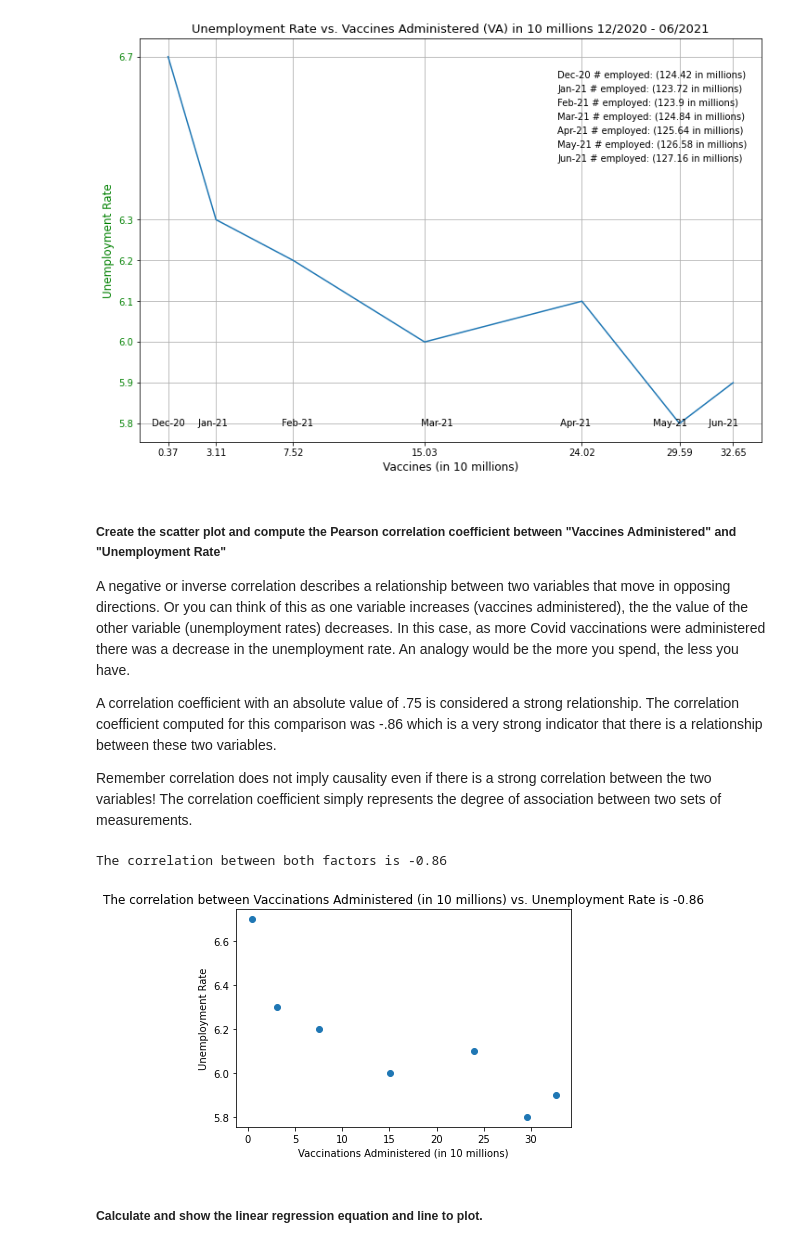
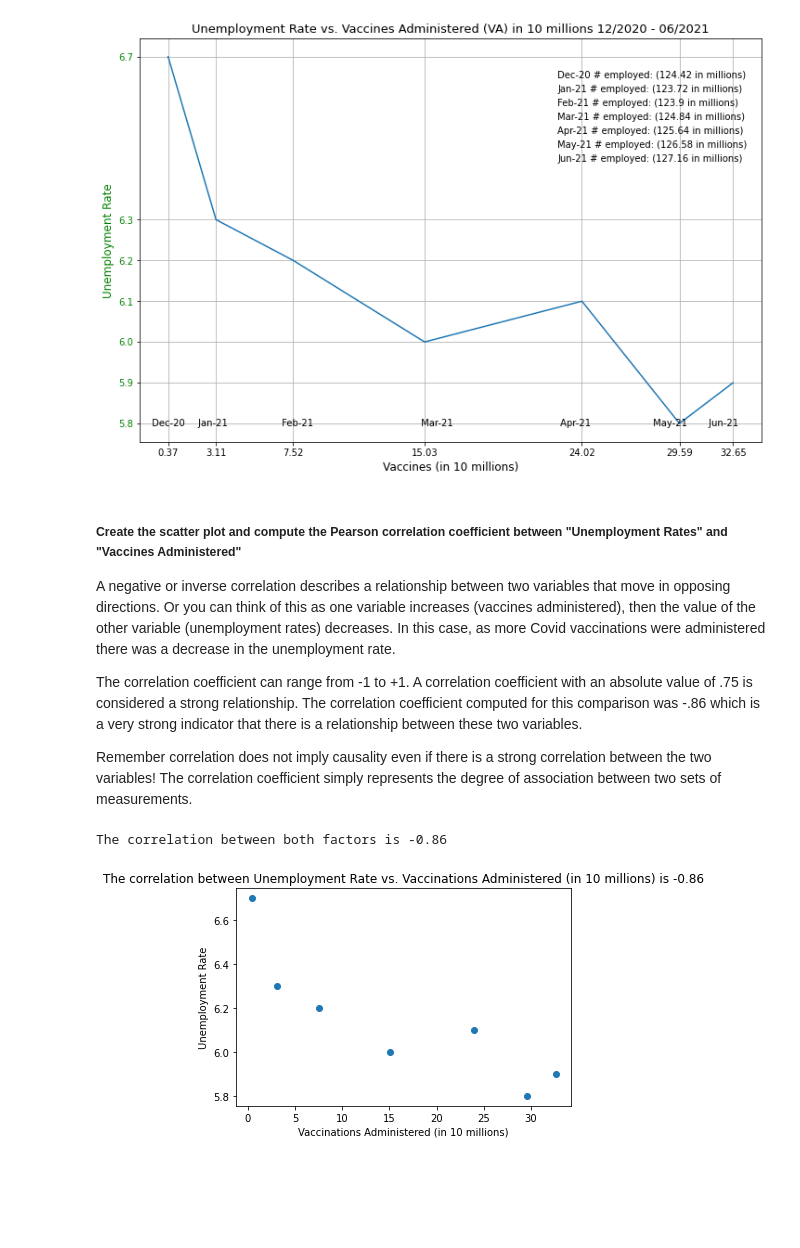
Before and after one commit to meetk5/Team-Project1, a Jupyter notebook: Covid-19 Vaccination administrated and its impact on US Unemployment-checkpoint.ipynb, the cells around one changed output. Drawn from its saved outputs; the diff is of its cells as text; code cells hidden in the pictures; blank space fills up the shorter version.

Commit message:
Added in additional text and other items.

```diff
--- a/Covid-19 Vaccination administrated and its impact on US Unemployment-checkpoint.ipynb
+++ b/Covid-19 Vaccination administrated and its impact on US Unemployment-checkpoint.ipynb
@@ -242,29 +262,26 @@ plt.show()
 # %% [output]
 [figure]
 # %% [markdown]
-##### Create the scatter plot and compute the Pearson correlation coefficient between "Vaccines Administered"  and "Unemployment Rate"
-A negative or inverse correlation describes a relationship between two variables that move in opposing directions. Or you can think of this as one variable increases (vaccines administered), the the value of the other variable (unemployment rates) decreases. In this case, as more Covid vaccinations were administered there was a decrease in the unemployment rate. An analogy would be the more you spend, the less you have.
+##### Create the scatter plot and compute the Pearson correlation coefficient between "Unemployment Rates" and "Vaccines Administered"
+A negative or inverse correlation describes a relationship between two variables that move in opposing directions. Or you can think of this as one variable increases (vaccines administered), then the value of the other variable (unemployment rates) decreases. In this case, as more Covid vaccinations were administered there was a decrease in the unemployment rate.
 
-A correlation coefficient with an absolute value of .75 is considered a strong relationship. The correlation coefficient computed for this comparison was -.86  which is a very strong indicator that there is a relationship between these two variables.
+The correlation coefficient can range from -1 to +1. A correlation coefficient with an absolute value of .75 is considered a strong relationship. The correlation coefficient computed for this comparison was -.86  which is a very strong indicator that there is a relationship between these two variables.
 
 Remember correlation does not imply causality even if there is a strong correlation between the two variables! The correlation coefficient simply represents the degree of association between two sets of measurements.
 # %%
 # The scatter plot
 plt.scatter(vaccs_axis,unemp_axis)
 plt.ylabel("Unemployment Rate")
 plt.xlabel("Vaccinations Administered (in 10 millions)")
 
-# Compute the Pearson correlation coefficient between "Vaccines Administered"
-# and "Unemployment Rate"
+# Compute the Pearson correlation coefficient between unemployment rates
+# and "Vaccines Administered"
 
 correlation = st.pearsonr(vaccs_axis, unemp_axis)
 print(f"The correlation between both factors is {round(correlation[0],2)}")
-plt.title(f"The correlation between Vaccinations Administered (in 10 millions) vs. Unemployment Rate is {round(correlation[0],2)}")
-plt.savefig("ImagesBCP/Scatter Plot Vaccinations (in millions) and Unemployment Rates.png", bbox_inches = "tight")
-
+plt.title(f"The correlation between Unemployment Rate vs. Vaccinations Administered (in 10 millions) is {round(correlation[0],2)}")
+plt.savefig("ImagesBCP/Scatter Plot Unemployment Rates vs. Vaccinations Administered (in millions).png", bbox_inches = "tight")
 plt.show()
 # %% [output]
 The correlation between both factors is -0.86
-[figure, old version]
+[figure, new version]
-# %% [markdown]
-##### Calculate and show the linear regression equation and line to plot.
```
Also changed, not shown: parts of 6 cells of this notebook, 3 other files.
